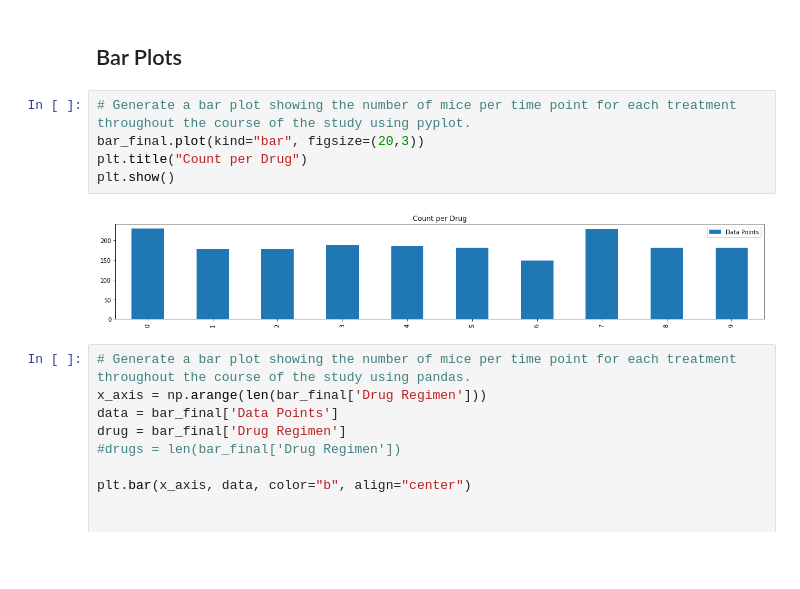
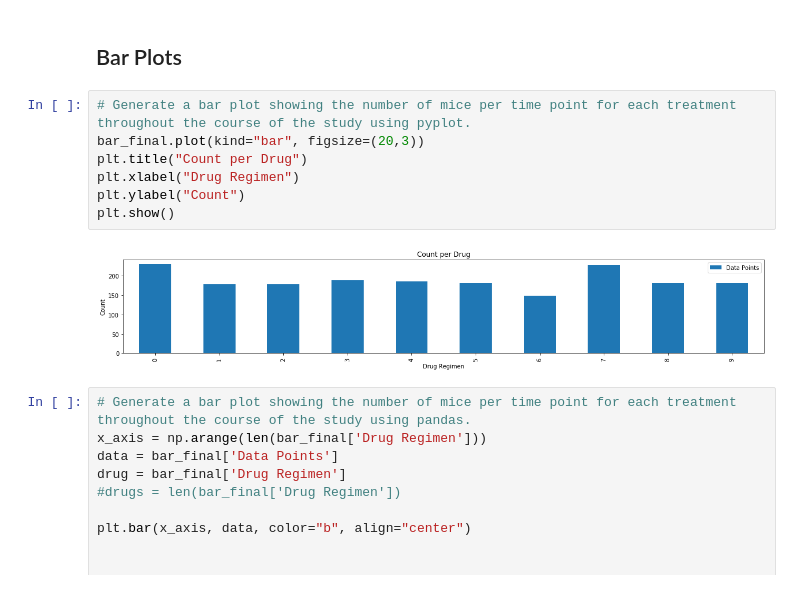
Before and after one commit to emriver222/MatPlotLib, a Jupyter notebook: Matplotlib HW.ipynb, the cells around one changed output. Saved outputs shown, nothing was run; the diff lists cells and outputs as text; blank space fills up the shorter version.

```diff
--- a/Matplotlib HW.ipynb
+++ b/Matplotlib HW.ipynb
@@ -117,10 +107,12 @@ bar_final = bar_final.reset_index()
 # %%
 # Generate a bar plot showing the number of mice per time point for each treatment throughout the course of the study using pyplot.
 bar_final.plot(kind="bar", figsize=(20,3))
 plt.title("Count per Drug")
+plt.xlabel("Drug Regimen")
+plt.ylabel("Count")
 plt.show()
 # %% [output]
-[figure, old version]
+[figure, new version]
 # %%
 # Generate a bar plot showing the number of mice per time point for each treatment throughout the course of the study using pandas.
 x_axis = np.arange(len(bar_final['Drug Regimen']))
```
Also changed, not shown: parts of 13 cells of this notebook.
